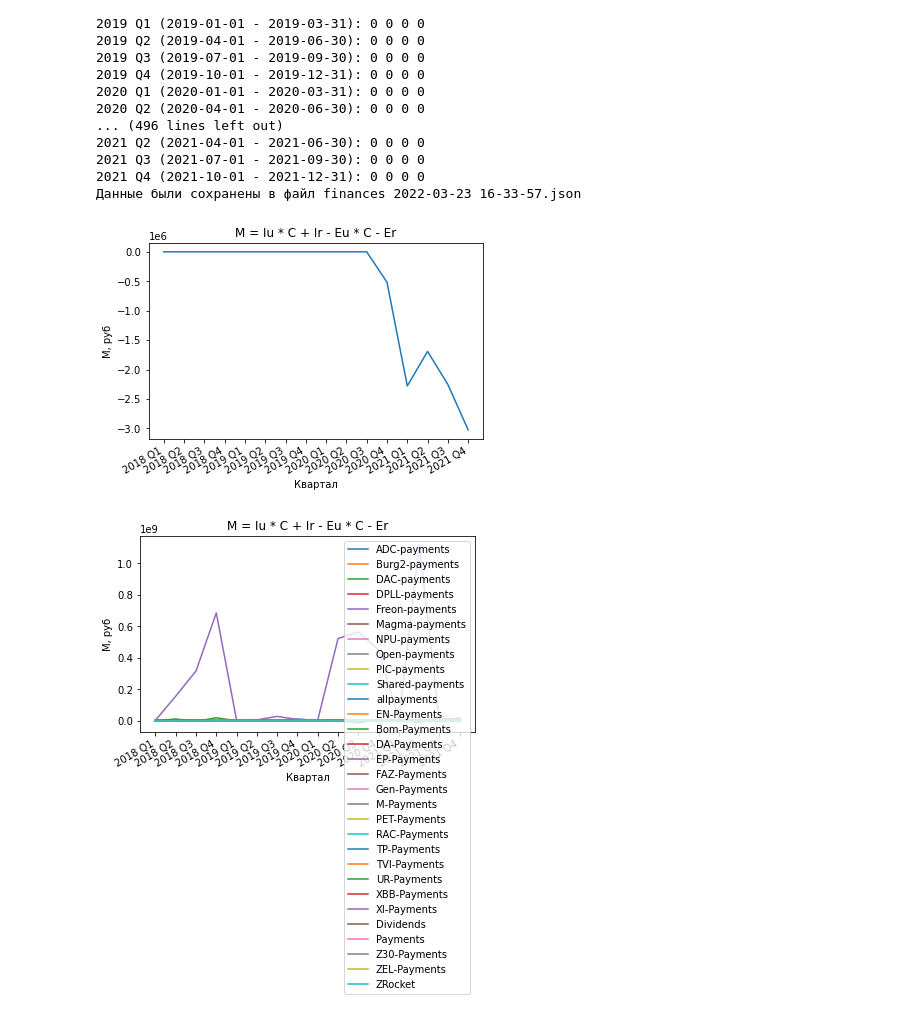
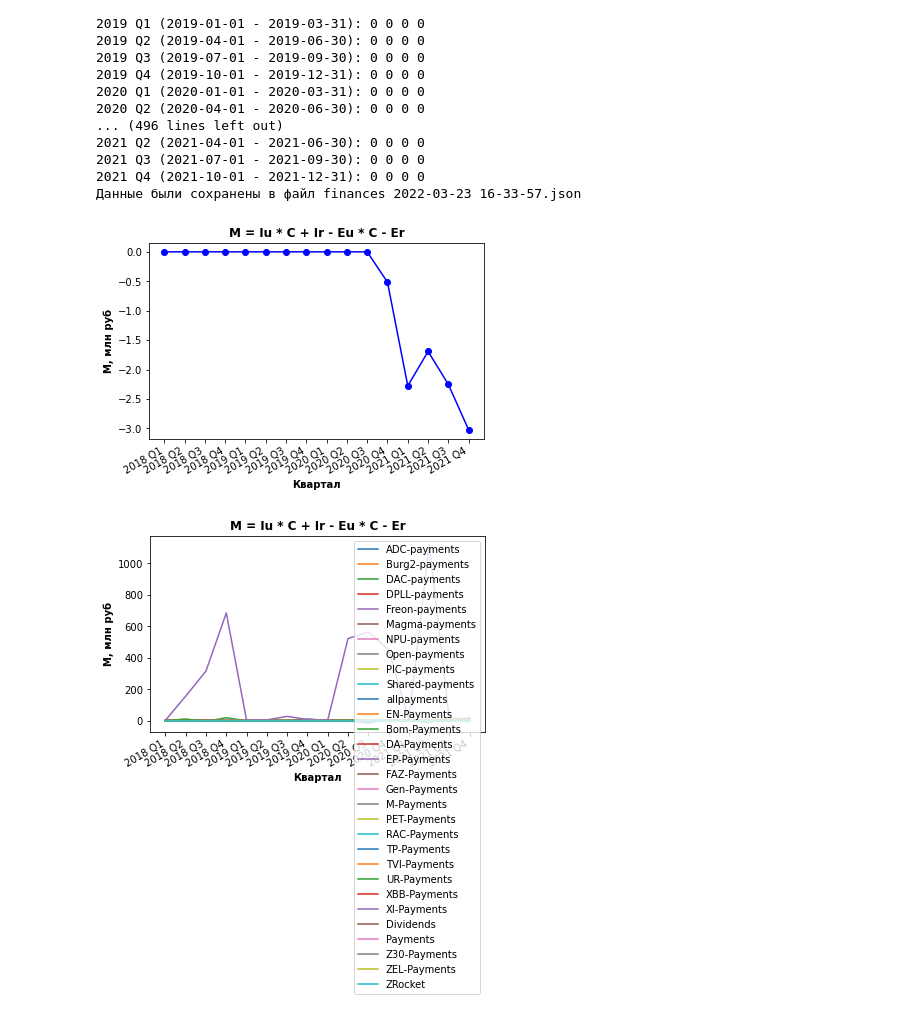
Before and after one commit to timerke/Redmine_statistics, a Jupyter notebook: jupyter_finances.ipynb, the cells around one changed output. Saved outputs shown, nothing was run; the diff lists cells and outputs as text; code cells hidden in the pictures.

Commit message:
Added some features for plots

```diff
--- a/jupyter_finances.ipynb
+++ b/jupyter_finances.ipynb
@@ -176,44 +176,44 @@ for quarter in x_values:
     expenditure_rub = data_for_project[quarter]["EXPENDITURE_RUB"]
     income_usd = data_for_project[quarter]["INCOME_USD"]
     expenditure_usd = data_for_project[quarter]["EXPENDITURE_USD"]
-    y_values.append(C * (income_usd - expenditure_usd) + income_rub - expenditure_rub)
+    y_values.append((C * (income_usd - expenditure_usd) + income_rub - expenditure_rub) / 10**6)
 
 # Потом рисуем
 fig, ax = plt.subplots(1, 1)
-ax.plot(y_values)
-ax.set_title("M = Iu * C + Ir - Eu * C - Er")
-ax.set_xlabel("Квартал")
-ax.set_ylabel("M, руб")
+ax.plot(y_values, marker="o", color="blue")
+ax.set_title("M = Iu * C + Ir - Eu * C - Er", fontweight="bold")
+ax.set_xlabel("Квартал", fontweight="semibold")
+ax.set_ylabel("M, млн руб", fontweight="semibold")
 ax.set_xticks(range(len(x_values)))
 ax.set_xticklabels(x_values)
 fig.autofmt_xdate()
 # %% [output]
-[figure, old version]
+[figure, new version]
 # %%
 # Постоение графиков для всех проектов на одном рисунке
 fig, ax = plt.subplots(1, 1)
 for project_name in data:
     # Готовим данные для графика
     data_for_project = data[project_name]
     x_values = sorted(QUARTERS.keys())
     y_values = []
     for quarter in x_values:
         income_rub = data_for_project[quarter]["INCOME_RUB"]
         expenditure_rub = data_for_project[quarter]["EXPENDITURE_RUB"]
         income_usd = data_for_project[quarter]["INCOME_USD"]
         expenditure_usd = data_for_project[quarter]["EXPENDITURE_USD"]
-        y_values.append(C * (income_usd - expenditure_usd) + income_rub - expenditure_rub)
+        y_values.append((C * (income_usd - expenditure_usd) + income_rub - expenditure_rub) / 10**6)
     # Потом рисуем
     ax.plot(y_values, label=project_name)
-ax.set_title("M = Iu * C + Ir - Eu * C - Er")
-ax.set_xlabel("Квартал")
-ax.set_ylabel("M, руб")
+ax.set_title("M = Iu * C + Ir - Eu * C - Er", fontweight="bold")
+ax.set_xlabel("Квартал", fontweight="semibold")
+ax.set_ylabel("M, млн руб", fontweight="semibold")
 ax.set_xticks(range(len(x_values)))
 ax.set_xticklabels(x_values)
 ax.legend()
 fig.autofmt_xdate()
 # %% [output]
-[figure, old version]
+[figure, new version]
 # %%
 # Постоение графиков для всех проектов
 n = math.ceil(len(data) / 2)
```
Also changed, not shown: parts of 1 cell of this notebook.
